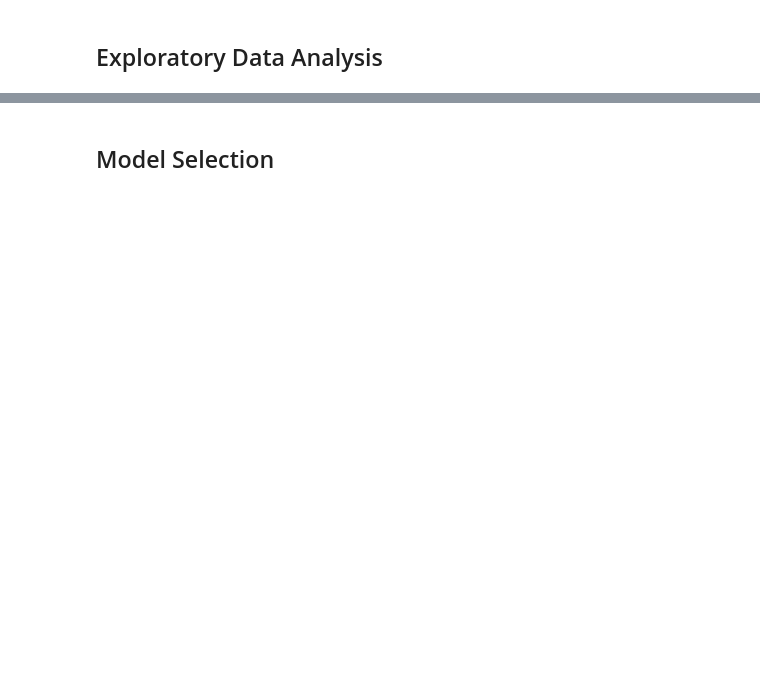
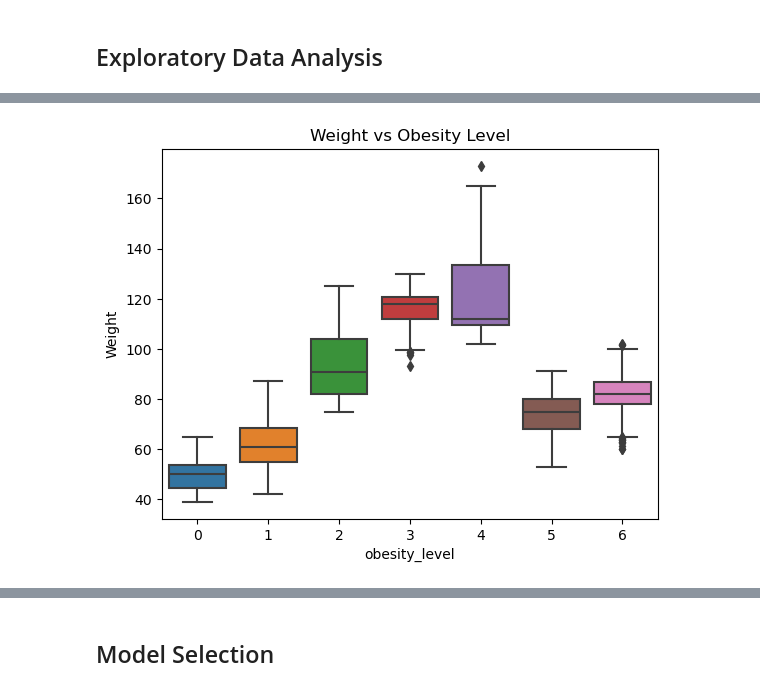
Before and after one commit to zacharyartman/aai500-group3, a Jupyter notebook: main.ipynb, the cells around one changed output, grey strips where cells are left out. Saved outputs shown, nothing was run; the diff lists cells and outputs as text; code cells hidden in the pictures; blank space fills up the shorter version.

```diff
--- a/main.ipynb
+++ b/main.ipynb
@@ -73,0 +103,6 @@ obesity_level: {'Insufficient_Weight': 0, 'Normal_Weight': 1, 'Obesity_Type_I':
+# %%
+sns.boxplot(x='obesity_level', y='Weight', data=df)
+plt.title('Weight vs Obesity Level')
+plt.show()
+# %% [output]
+[figure, added]
```
Also changed, not shown: parts of 9 cells of this notebook.
